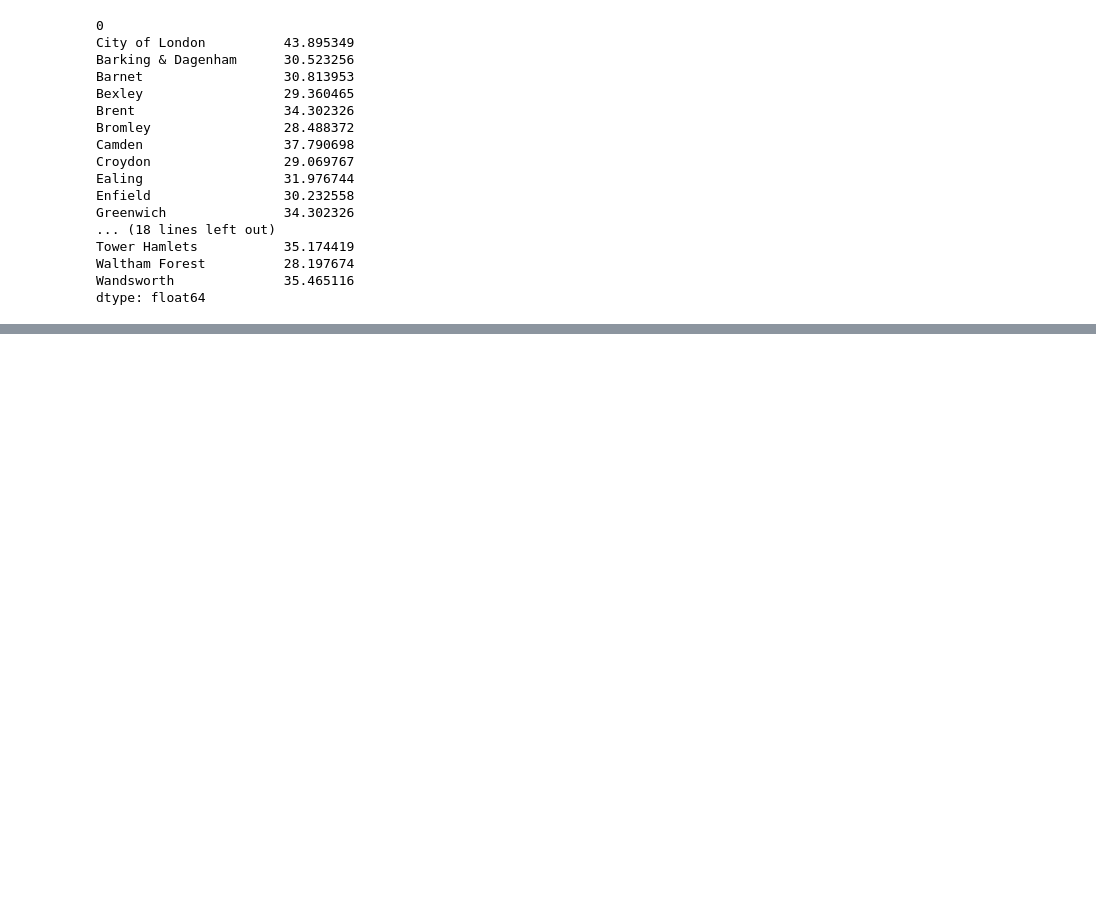
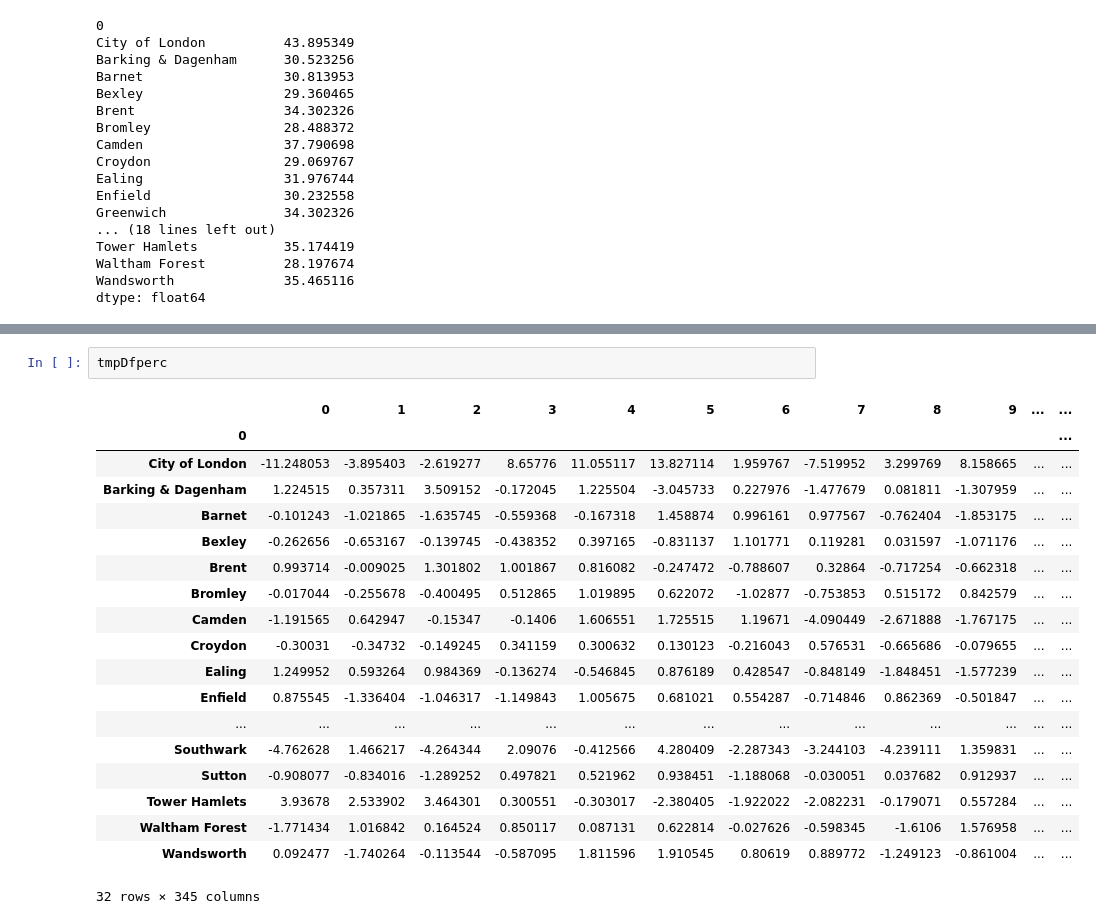
Before and after one commit to mlid13/Springboard, a Jupyter notebook: London Case Study Hypothesis.ipynb, the cells around one changed output, grey strips where cells are left out. Cells and saved outputs as stored; diff of their text form; blank space fills up the shorter version.

```diff
--- a/London Case Study Hypothesis.ipynb
+++ b/London Case Study Hypothesis.ipynb
@@ -257,0 +157,22 @@ relevantBs.join(df['distFromLon (km)'])
+# %%
+tmpDfperc
+# %% [output]
+|  | 0 | 1 | 2 | 3 | 4 | 5 | 6 | 7 | 8 | 9 | ... | ... |
+| 0 |  |  |  |  |  |  |  |  |  |  |  | ... |
+| City of London | -11.248053 | -3.895403 | -2.619277 | 8.65776 | 11.055117 | 13.827114 | 1.959767 | -7.519952 | 3.299769 | 8.158665 | ... | ... |
+| Barking & Dagenham | 1.224515 | 0.357311 | 3.509152 | -0.172045 | 1.225504 | -3.045733 | 0.227976 | -1.477679 | 0.081811 | -1.307959 | ... | ... |
+| Barnet | -0.101243 | -1.021865 | -1.635745 | -0.559368 | -0.167318 | 1.458874 | 0.996161 | 0.977567 | -0.762404 | -1.853175 | ... | ... |
+| Bexley | -0.262656 | -0.653167 | -0.139745 | -0.438352 | 0.397165 | -0.831137 | 1.101771 | 0.119281 | 0.031597 | -1.071176 | ... | ... |
+| Brent | 0.993714 | -0.009025 | 1.301802 | 1.001867 | 0.816082 | -0.247472 | -0.788607 | 0.32864 | -0.717254 | -0.662318 | ... | ... |
+| Bromley | -0.017044 | -0.255678 | -0.400495 | 0.512865 | 1.019895 | 0.622072 | -1.02877 | -0.753853 | 0.515172 | 0.842579 | ... | ... |
+| Camden | -1.191565 | 0.642947 | -0.15347 | -0.1406 | 1.606551 | 1.725515 | 1.19671 | -4.090449 | -2.671888 | -1.767175 | ... | ... |
+| Croydon | -0.30031 | -0.34732 | -0.149245 | 0.341159 | 0.300632 | 0.130123 | -0.216043 | 0.576531 | -0.665686 | -0.079655 | ... | ... |
+| Ealing | 1.249952 | 0.593264 | 0.984369 | -0.136274 | -0.546845 | 0.876189 | 0.428547 | -0.848149 | -1.848451 | -1.577239 | ... | ... |
+| Enfield | 0.875545 | -1.336404 | -1.046317 | -1.149843 | 1.005675 | 0.681021 | 0.554287 | -0.714846 | 0.862369 | -0.501847 | ... | ... |
+| ... | ... | ... | ... | ... | ... | ... | ... | ... | ... | ... | ... | ... |
+| Southwark | -4.762628 | 1.466217 | -4.264344 | 2.09076 | -0.412566 | 4.280409 | -2.287343 | -3.244103 | -4.239111 | 1.359831 | ... | ... |
+| Sutton | -0.908077 | -0.834016 | -1.289252 | 0.497821 | 0.521962 | 0.938451 | -1.188068 | -0.030051 | 0.037682 | 0.912937 | ... | ... |
+| Tower Hamlets | 3.93678 | 2.533902 | 3.464301 | 0.300551 | -0.303017 | -2.380405 | -1.922022 | -2.082231 | -0.179071 | 0.557284 | ... | ... |
+| Waltham Forest | -1.771434 | 1.016842 | 0.164524 | 0.850117 | 0.087131 | 0.622814 | -0.027626 | -0.598345 | -1.6106 | 1.576958 | ... | ... |
+| Wandsworth | 0.092477 | -1.740264 | -0.113544 | -0.587095 | 1.811596 | 1.910545 | 0.80619 | 0.889772 | -1.249123 | -0.861004 | ... | ... |
+32 rows × 345 columns
```
Also changed, not shown: parts of 26 cells of this notebook.
